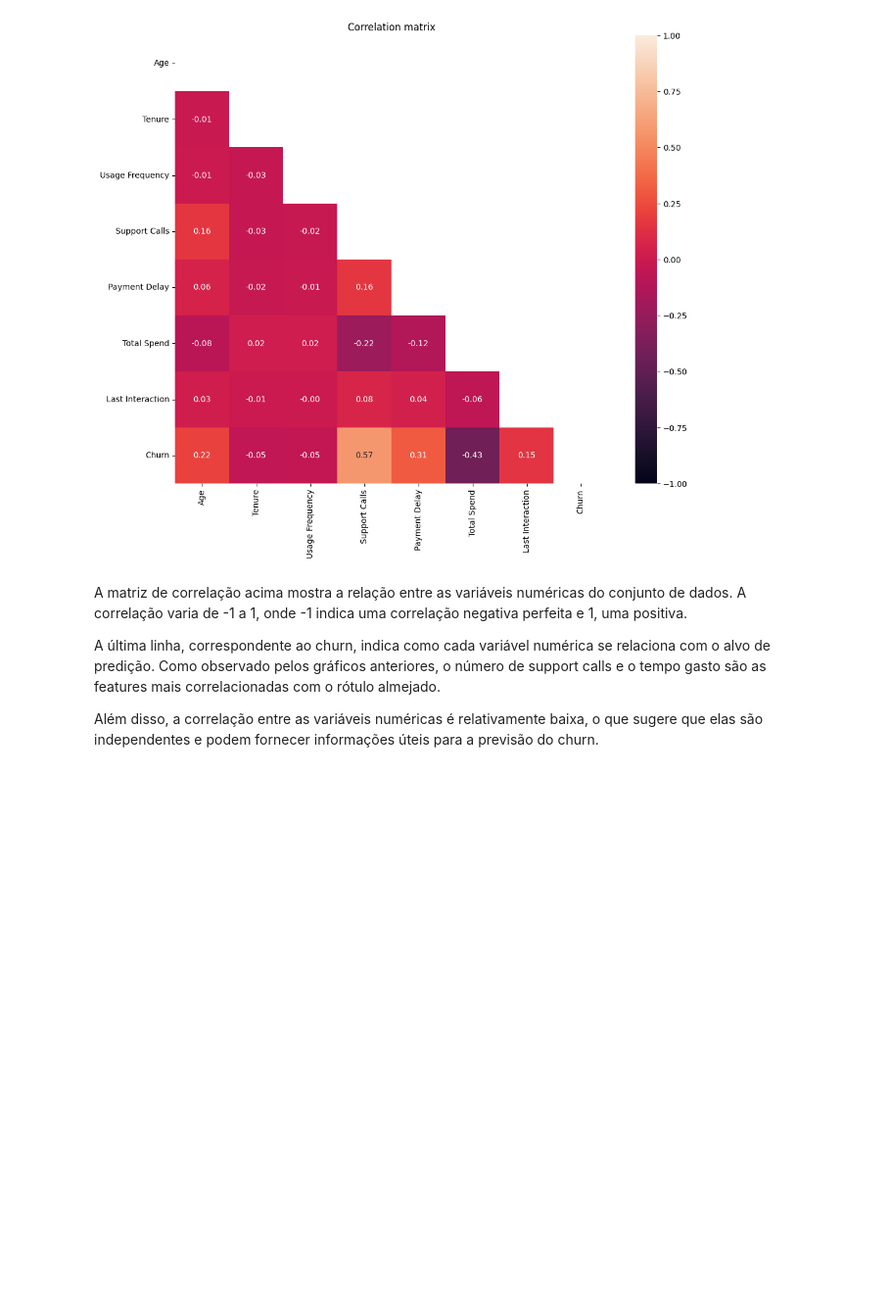
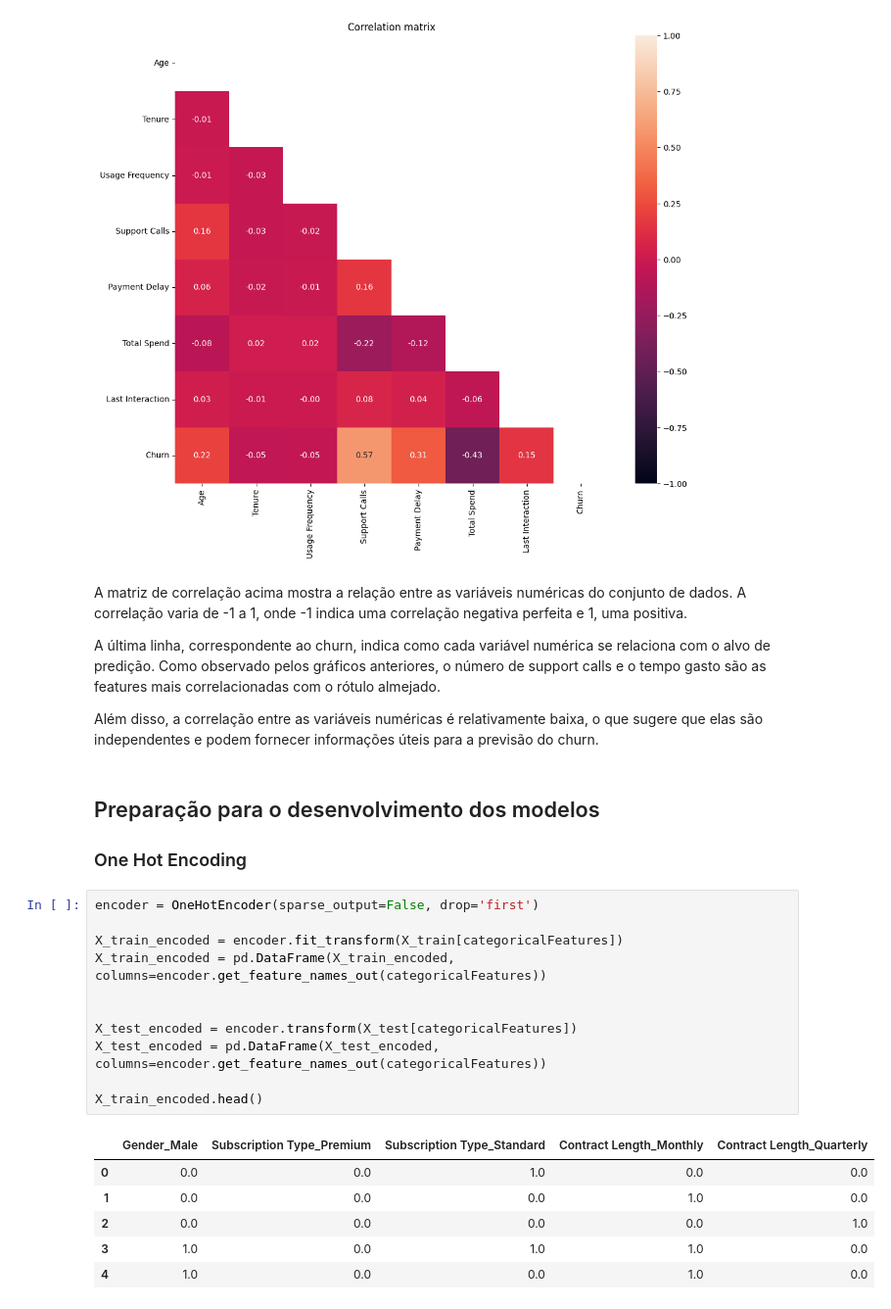
Before and after one commit to paduathiago/churn_prediction, a Jupyter notebook: churn_prediction.ipynb, the cells around one changed output. Shown at 98% size. Saved outputs shown, nothing was run; the diff lists cells and outputs as text; blank space fills up the shorter version.

Commit message:
one hot encoding

```diff
--- a/churn_prediction.ipynb
+++ b/churn_prediction.ipynb
@@ -308,3 +310,24 @@ A matriz de correlação acima mostra a relação entre as variáveis numéricas
 A última linha, correspondente ao churn, indica como cada variável numérica se relaciona com o alvo de predição. Como observado pelos gráficos anteriores, o número de support calls e o tempo gasto são as features mais correlacionadas com o rótulo almejado.
 
 Além disso, a correlação entre as variáveis numéricas é relativamente baixa, o que sugere que elas são independentes e podem fornecer informações úteis para a previsão do churn.
+# %% [markdown]
+## Preparação para o desenvolvimento dos modelos
+### One Hot Encoding
+# %%
+encoder = OneHotEncoder(sparse_output=False, drop='first')
+
+X_train_encoded = encoder.fit_transform(X_train[categoricalFeatures])
+X_train_encoded = pd.DataFrame(X_train_encoded, columns=encoder.get_feature_names_out(categoricalFeatures))
+
+
+X_test_encoded = encoder.transform(X_test[categoricalFeatures])
+X_test_encoded = pd.DataFrame(X_test_encoded, columns=encoder.get_feature_names_out(categoricalFeatures))
+
+X_train_encoded.head()
+# %% [output]
+|  | Gender_Male | Subscription Type_Premium | Subscription Type_Standard | Contract Length_Monthly | Contract Length_Quarterly |
+| 0 | 0.0 | 0.0 | 1.0 | 0.0 | 0.0 |
+| 1 | 0.0 | 0.0 | 0.0 | 1.0 | 0.0 |
+| 2 | 0.0 | 0.0 | 0.0 | 0.0 | 1.0 |
+| 3 | 1.0 | 0.0 | 1.0 | 1.0 | 0.0 |
+| 4 | 1.0 | 0.0 | 0.0 | 1.0 | 0.0 |
```
Also changed, not shown: parts of 2 cells of this notebook.
